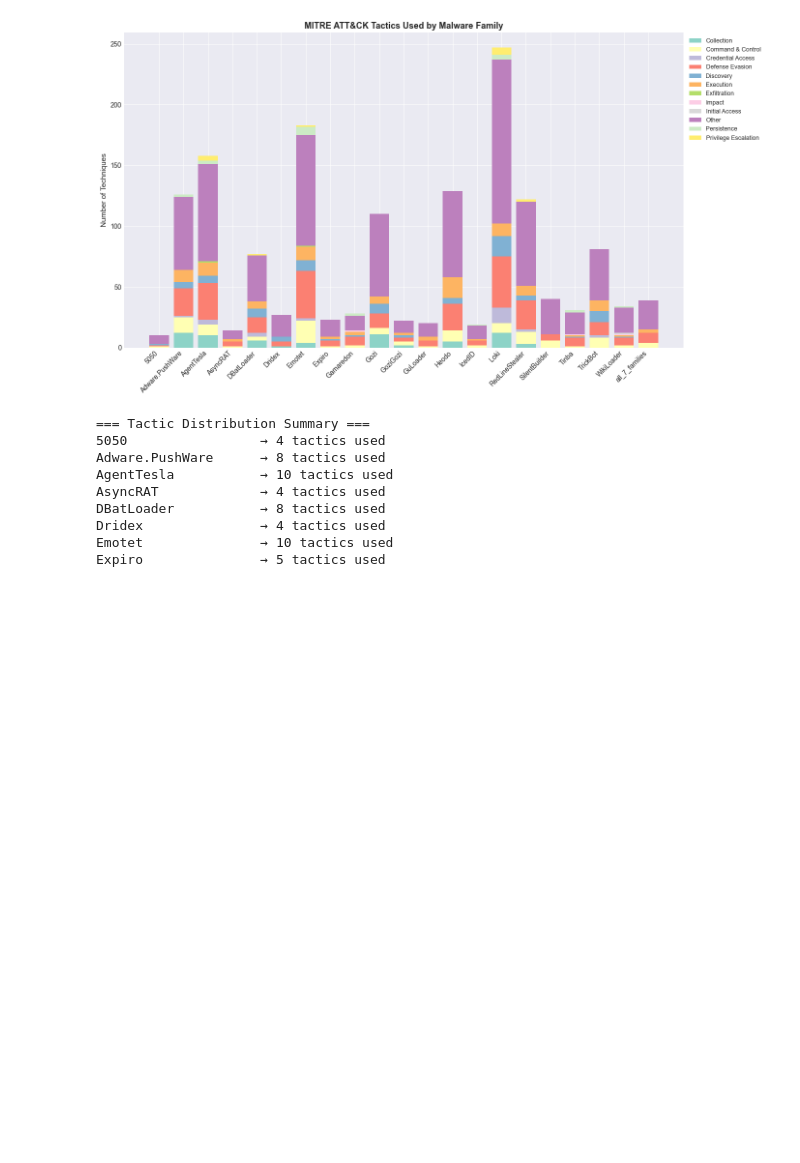
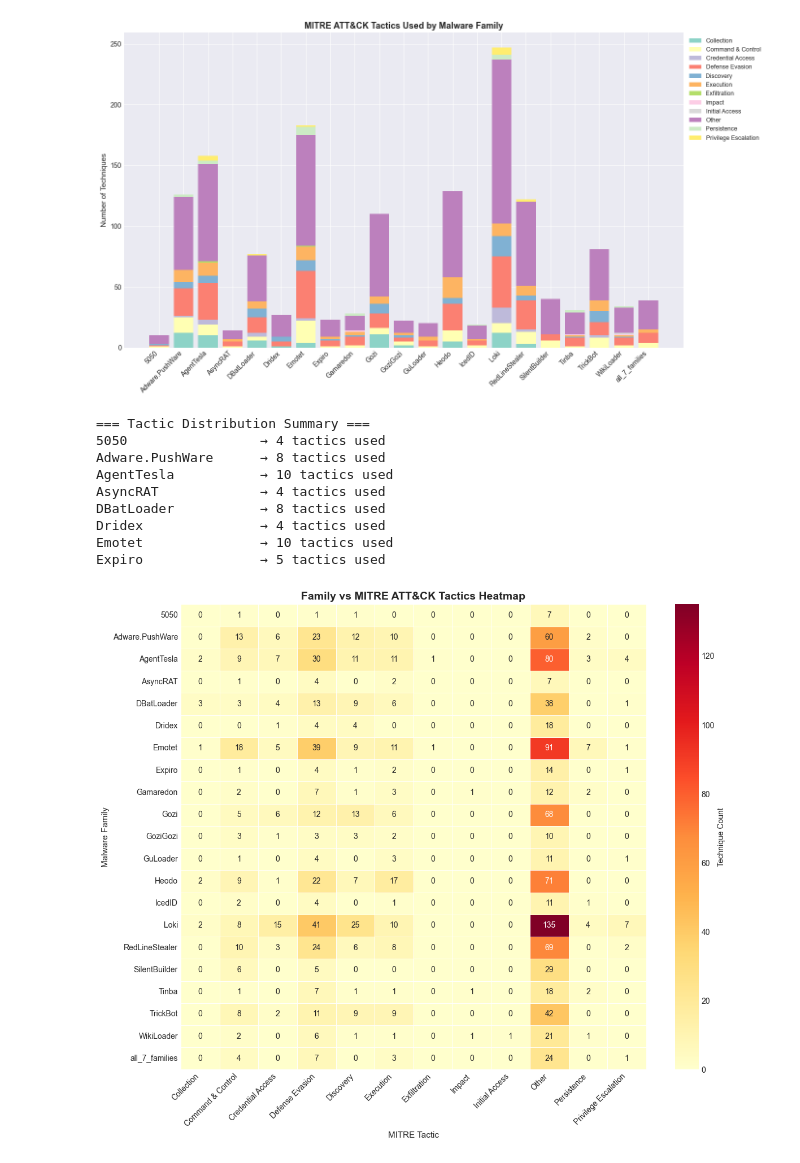
Before and after one commit to razia93zinnia/CybersecurityProject, a Jupyter notebook: WORKING_malware_analysis.ipynb, the cells around one changed output. Saved outputs shown, nothing was run; the diff lists cells and outputs as text; code cells hidden in the pictures; blank space fills up the shorter version.

Commit message:
heatmap generated

```diff
--- a/WORKING_malware_analysis.ipynb
+++ b/WORKING_malware_analysis.ipynb
@@ -663,3 +663,83 @@ DBatLoader           → 8 tactics used
 Dridex               → 4 tactics used
 Emotet               → 10 tactics used
 Expiro               → 5 tactics used
+# %%
+## 11. Family vs MITRE Tactics Heatmap
+# Create a heatmap showing which tactics each family uses
+if df is not None and 'mitre_techniques' in df.columns:
+    # MITRE ATT&CK Tactic mapping
+    tactic_map = {
+        'T1566': 'Initial Access', 'T1566.001': 'Initial Access',
+        'T1059': 'Execution', 'T1106': 'Execution', 'T1053': 'Execution', 'T1053.005': 'Execution',
+        'T1129': 'Execution', 'T1204': 'Execution',
+        'T1547': 'Persistence', 'T1547.001': 'Persistence', 'T1543': 'Persistence', 'T1543.003': 'Persistence',
+        'T1547.011': 'Persistence', 'T1547.013': 'Persistence', 'T1547.014': 'Persistence',
+        'T1548': 'Privilege Escalation', 'T1134': 'Privilege Escalation',
+        'T1140': 'Defense Evasion', 'T1027': 'Defense Evasion',
+        'T1562': 'Defense Evasion', 'T1036': 'Defense Evasion', 'T1564': 'Defense Evasion',
+        'T1564.004': 'Defense Evasion', 'T1070': 'Defense Evasion', 'T1070.004': 'Defense Evasion',
+        'T1036.005': 'Defense Evasion', 'T1112': 'Defense Evasion', 'T1222': 'Defense Evasion',
+        'T1056': 'Credential Access', 'T1056.004': 'Credential Access', 'T1056.001': 'Credential Access',
+        'T1555': 'Credential Access', 'T1187': 'Credential Access', 'T1056.002': 'Credential Access',
+        'T1087': 'Discovery', 'T1010': 'Discovery', 'T1217': 'Discovery', 'T1580': 'Discovery',
+        'T1526': 'Discovery', 'T1622': 'Discovery', 'T1538': 'Discovery',
+        'T1087.004': 'Discovery', 'T1087.001': 'Discovery', 'T1087.002': 'Discovery',
+        'T1123': 'Discovery', 'T1119': 'Discovery',
+        'T1185': 'Discovery', 'T1040': 'Discovery', 'T1007': 'Discovery',
+        'T1012': 'Discovery', 'T1018': 'Discovery',
+        'T1557': 'Collection', 'T1115': 'Collection', 'T1530': 'Collection',
+        'T1113': 'Collection',
+        'T1071': 'Command & Control', 'T1071.001': 'Command & Control', 'T1571': 'Command & Control',
+        'T1008': 'Command & Control', 'T1573': 'Command & Control', 'T1573.001': 'Command & Control',
+        'T1020': 'Exfiltration', 'T1030': 'Exfiltration', 'T1048': 'Exfiltration', 'T1041': 'Exfiltration',
+        'T1048.003': 'Exfiltration', 'T1567': 'Exfiltration', 'T1567.002': 'Exfiltration', 'T1567.001': 'Exfiltration',
+        'T1531': 'Impact', 'T1485': 'Impact', 'T1561': 'Impact', 'T1491': 'Impact',
+    }
+
+    # Build family-tactic matrix
+    family_tactic_matrix = {}
+    for idx, row in df.iterrows():
+        family = row['family']
+        techs_str = row['mitre_techniques']
+        if pd.notna(techs_str) and techs_str != '':
+            techniques = [t.strip() for t in str(techs_str).split('||')]
+            if family not in family_tactic_matrix:
+                family_tactic_matrix[family] = {}
+
+            for tech in techniques:
+                base_tech = tech.split('.')[0]
+                tactic = tactic_map.get(tech, tactic_map.get(base_tech, 'Other'))
+                if tactic not in family_tactic_matrix[family]:
+                    family_tactic_matrix[family][tactic] = 0
+                family_tactic_matrix[family][tactic] += 1
+
+    # Create heatmap dataframe
+    families_list = sorted(family_tactic_matrix.keys())
+    all_tactics = sorted(set([t for tactics_dict in family_tactic_matrix.values() for t in tactics_dict.keys()]))
+
+    heatmap_df = pd.DataFrame(0, index=families_list, columns=all_tactics)
+    for family, tactics_dict in family_tactic_matrix.items():
+        for tactic, count in tactics_dict.items():
+            heatmap_df.loc[family, tactic] = count
+
+    # Plot heatmap
+    plt.figure(figsize=(12, 10))
+    sns.heatmap(heatmap_df, annot=True, fmt='d', cmap='YlOrRd', cbar_kws={'label': 'Technique Count'}, linewidths=0.5)
+    plt.title('Family vs MITRE ATT&CK Tactics Heatmap', fontsize=14, fontweight='bold')
+    plt.xlabel('MITRE Tactic', fontsize=11)
+    plt.ylabel('Malware Family', fontsize=11)
+    plt.xticks(rotation=45, ha='right')
+    plt.yticks(rotation=0)
+    plt.tight_layout()
+    plt.show()
+
+    print("\n=== Family vs Tactic Summary ===")
+    print(f"Total families: {len(families_list)}")
+    print(f"Total tactics: {len(all_tactics)}")
+    print("\nTactic coverage by family (top 10):")
+    for family in families_list:
+        tactics_used = len(family_tactic_matrix[family])
+        total_techniques = sum(family_tactic_matrix[family].values())
+        print(f"  {family:20} → {tactics_used} tactics, {total_techniques} total techniques")
+# %% [output]
+[figure, added]
```
Also changed, not shown: parts of 1 cell of this notebook.
